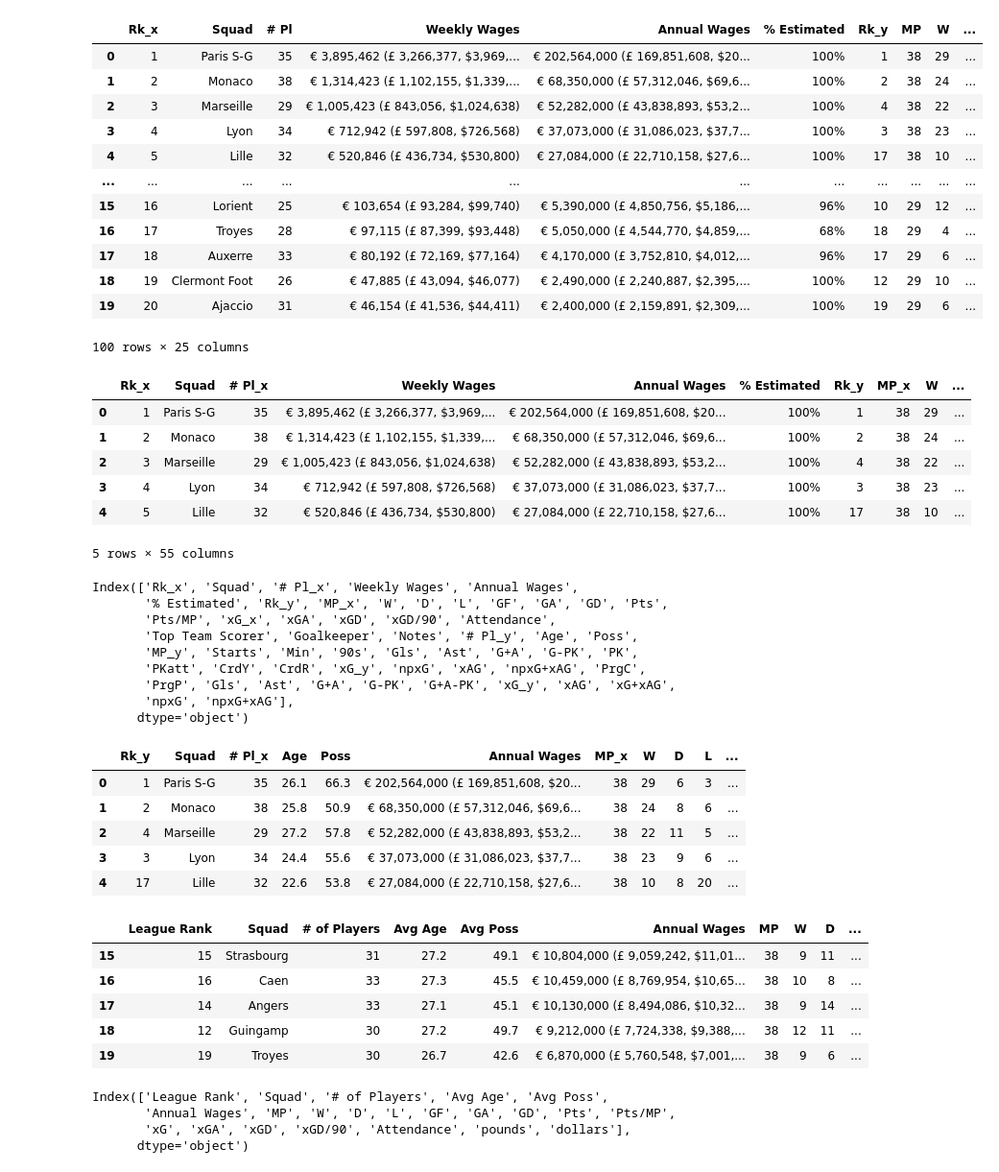
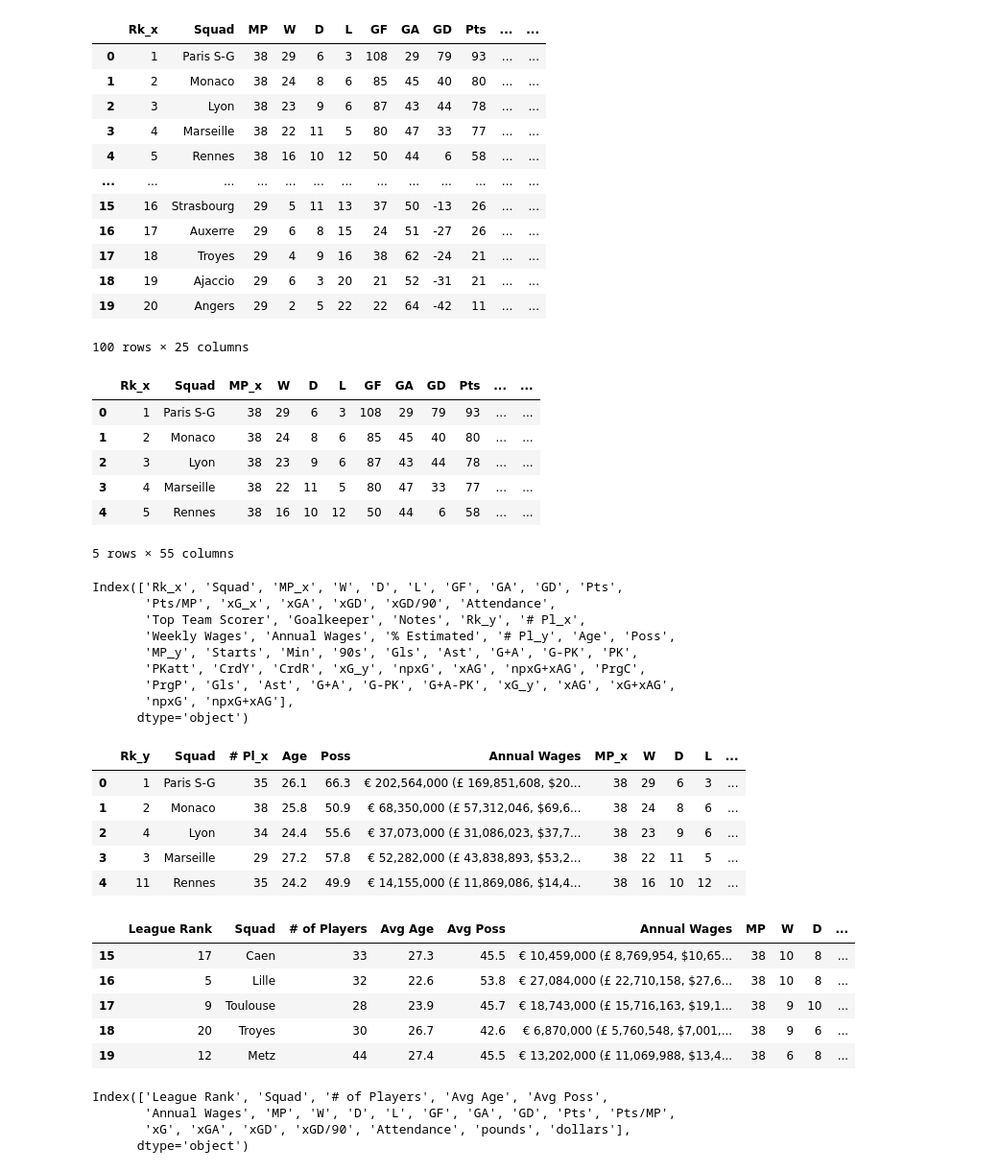
Before and after one commit to GurpreetChugh/Project-Football, a Jupyter notebook: Ligue1_Project_Football.ipynb, the cells around one changed output. Shown at 96% size. Drawn from its saved outputs; the diff is of its cells as text; code cells hidden in the pictures.

```diff
--- a/Ligue1_Project_Football.ipynb
+++ b/Ligue1_Project_Football.ipynb
@@ -107,27 +147,27 @@ Ligue1_2022_wages_df = pd.DataFrame(table[0])
 # %%
 # Merge wages and season summary for each season
-Ligue1_2018_merged_df = pd.merge(Ligue1_2018_wages_df, Ligue1_2018_summary_df, how="left", on=['Squad'])
-Ligue1_2019_merged_df = pd.merge(Ligue1_2019_wages_df, Ligue1_2019_summary_df, how="left", on=['Squad'])
-Ligue1_2020_merged_df = pd.merge(Ligue1_2020_wages_df, Ligue1_2020_summary_df, how="left", on=['Squad'])
-Ligue1_2021_merged_df = pd.merge(Ligue1_2021_wages_df, Ligue1_2021_summary_df, how="left", on=['Squad'])
-Ligue1_2022_merged_df = pd.merge(Ligue1_2022_wages_df, Ligue1_2022_summary_df, how="left", on=['Squad'])
+Ligue1_2018_merged_df = pd.merge(Ligue1_2018_summary_df, Ligue1_2018_wages_df, how="left", on=['Squad'])
+Ligue1_2019_merged_df = pd.merge(Ligue1_2019_summary_df, Ligue1_2019_wages_df, how="left", on=['Squad'])
+Ligue1_2020_merged_df = pd.merge(Ligue1_2020_summary_df, Ligue1_2020_wages_df, how="left", on=['Squad'])
+Ligue1_2021_merged_df = pd.merge(Ligue1_2021_summary_df, Ligue1_2021_wages_df, how="left", on=['Squad'])
+Ligue1_2022_merged_df = pd.merge(Ligue1_2022_summary_df, Ligue1_2022_wages_df, how="left", on=['Squad'])
 Ligue1_all_wages_df = pd.concat([Ligue1_2018_merged_df,Ligue1_2019_merged_df, Ligue1_2020_merged_df,
                                 Ligue1_2021_merged_df, Ligue1_2022_merged_df], axis=0)
 
 Ligue1_all_wages_df
 # %% [output]
-|  | Rk_x | Squad | # Pl | Weekly Wages | Annual Wages | % Estimated | Rk_y | MP | W | ... |
-| 0 | 1 | Paris S-G | 35 | € 3,895,462 (£ 3,266,377, $3,969,... | € 202,564,000 (£ 169,851,608, $20... | 100% | 1 | 38 | 29 | ... |
-| 1 | 2 | Monaco | 38 | € 1,314,423 (£ 1,102,155, $1,339,... | € 68,350,000 (£ 57,312,046, $69,6... | 100% | 2 | 38 | 24 | ... |
-| 2 | 3 | Marseille | 29 | € 1,005,423 (£ 843,056, $1,024,638) | € 52,282,000 (£ 43,838,893, $53,2... | 100% | 4 | 38 | 22 | ... |
-| 3 | 4 | Lyon | 34 | € 712,942 (£ 597,808, $726,568) | € 37,073,000 (£ 31,086,023, $37,7... | 100% | 3 | 38 | 23 | ... |
-| 4 | 5 | Lille | 32 | € 520,846 (£ 436,734, $530,800) | € 27,084,000 (£ 22,710,158, $27,6... | 100% | 17 | 38 | 10 | ... |
-| ... | ... | ... | ... | ... | ... | ... | ... | ... | ... | ... |
-| 15 | 16 | Lorient | 25 | € 103,654 (£ 93,284, $99,740) | € 5,390,000 (£ 4,850,756, $5,186,... | 96% | 10 | 29 | 12 | ... |
-| 16 | 17 | Troyes | 28 | € 97,115 (£ 87,399, $93,448) | € 5,050,000 (£ 4,544,770, $4,859,... | 68% | 18 | 29 | 4 | ... |
-| 17 | 18 | Auxerre | 33 | € 80,192 (£ 72,169, $77,164) | € 4,170,000 (£ 3,752,810, $4,012,... | 96% | 17 | 29 | 6 | ... |
-| 18 | 19 | Clermont Foot | 26 | € 47,885 (£ 43,094, $46,077) | € 2,490,000 (£ 2,240,887, $2,395,... | 100% | 12 | 29 | 10 | ... |
-| 19 | 20 | Ajaccio | 31 | € 46,154 (£ 41,536, $44,411) | € 2,400,000 (£ 2,159,891, $2,309,... | 100% | 19 | 29 | 6 | ... |
+|  | Rk_x | Squad | MP | W | D | L | GF | GA | GD | Pts | ... | ... |
+| 0 | 1 | Paris S-G | 38 | 29 | 6 | 3 | 108 | 29 | 79 | 93 | ... | ... |
+| 1 | 2 | Monaco | 38 | 24 | 8 | 6 | 85 | 45 | 40 | 80 | ... | ... |
+| 2 | 3 | Lyon | 38 | 23 | 9 | 6 | 87 | 43 | 44 | 78 | ... | ... |
+| 3 | 4 | Marseille | 38 | 22 | 11 | 5 | 80 | 47 | 33 | 77 | ... | ... |
+| 4 | 5 | Rennes | 38 | 16 | 10 | 12 | 50 | 44 | 6 | 58 | ... | ... |
+| ... | ... | ... | ... | ... | ... | ... | ... | ... | ... | ... | ... | ... |
+| 15 | 16 | Strasbourg | 29 | 5 | 11 | 13 | 37 | 50 | -13 | 26 | ... | ... |
+| 16 | 17 | Auxerre | 29 | 6 | 8 | 15 | 24 | 51 | -27 | 26 | ... | ... |
+| 17 | 18 | Troyes | 29 | 4 | 9 | 16 | 38 | 62 | -24 | 21 | ... | ... |
+| 18 | 19 | Ajaccio | 29 | 6 | 3 | 20 | 21 | 52 | -31 | 21 | ... | ... |
+| 19 | 20 | Angers | 29 | 2 | 5 | 22 | 22 | 64 | -42 | 11 | ... | ... |
 100 rows × 25 columns
 # %%
 # Merge in summary table#2 for each season
@@ -138,12 +178,12 @@ Ligue1_2021_complete_df = pd.merge(Ligue1_2018_merged_df, Ligue1_2018_summary2_d
 Ligue1_2022_complete_df = pd.merge(Ligue1_2018_merged_df, Ligue1_2018_summary2_df, how="left", on=['Squad'])
 Ligue1_2018_complete_df.head()
 # %% [output]
-|  | Rk_x | Squad | # Pl_x | Weekly Wages | Annual Wages | % Estimated | Rk_y | MP_x | W | ... |
-| 0 | 1 | Paris S-G | 35 | € 3,895,462 (£ 3,266,377, $3,969,... | € 202,564,000 (£ 169,851,608, $20... | 100% | 1 | 38 | 29 | ... |
-| 1 | 2 | Monaco | 38 | € 1,314,423 (£ 1,102,155, $1,339,... | € 68,350,000 (£ 57,312,046, $69,6... | 100% | 2 | 38 | 24 | ... |
-| 2 | 3 | Marseille | 29 | € 1,005,423 (£ 843,056, $1,024,638) | € 52,282,000 (£ 43,838,893, $53,2... | 100% | 4 | 38 | 22 | ... |
-| 3 | 4 | Lyon | 34 | € 712,942 (£ 597,808, $726,568) | € 37,073,000 (£ 31,086,023, $37,7... | 100% | 3 | 38 | 23 | ... |
-| 4 | 5 | Lille | 32 | € 520,846 (£ 436,734, $530,800) | € 27,084,000 (£ 22,710,158, $27,6... | 100% | 17 | 38 | 10 | ... |
+|  | Rk_x | Squad | MP_x | W | D | L | GF | GA | GD | Pts | ... | ... |
+| 0 | 1 | Paris S-G | 38 | 29 | 6 | 3 | 108 | 29 | 79 | 93 | ... | ... |
+| 1 | 2 | Monaco | 38 | 24 | 8 | 6 | 85 | 45 | 40 | 80 | ... | ... |
+| 2 | 3 | Lyon | 38 | 23 | 9 | 6 | 87 | 43 | 44 | 78 | ... | ... |
+| 3 | 4 | Marseille | 38 | 22 | 11 | 5 | 80 | 47 | 33 | 77 | ... | ... |
+| 4 | 5 | Rennes | 38 | 16 | 10 | 12 | 50 | 44 | 6 | 58 | ... | ... |
 5 rows × 55 columns
 # %%
 #Get columns
@@ -153,10 +193,10 @@ Ligue1_2020_complete_df.columns
 Ligue1_2021_complete_df.columns
 Ligue1_2022_complete_df.columns
 # %% [output]
-Index(['Rk_x', 'Squad', '# Pl_x', 'Weekly Wages', 'Annual Wages',
-       '% Estimated', 'Rk_y', 'MP_x', 'W', 'D', 'L', 'GF', 'GA', 'GD', 'Pts',
+Index(['Rk_x', 'Squad', 'MP_x', 'W', 'D', 'L', 'GF', 'GA', 'GD', 'Pts',
        'Pts/MP', 'xG_x', 'xGA', 'xGD', 'xGD/90', 'Attendance',
-       'Top Team Scorer', 'Goalkeeper', 'Notes', '# Pl_y', 'Age', 'Poss',
+       'Top Team Scorer', 'Goalkeeper', 'Notes', 'Rk_y', '# Pl_x',
+       'Weekly Wages', 'Annual Wages', '% Estimated', '# Pl_y', 'Age', 'Poss',
        'MP_y', 'Starts', 'Min', '90s', 'Gls', 'Ast', 'G+A', 'G-PK', 'PK',
        'PKatt', 'CrdY', 'CrdR', 'xG_y', 'npxG', 'xAG', 'npxG+xAG', 'PrgC',
        'PrgP', 'Gls', 'Ast', 'G+A', 'G-PK', 'G+A-PK', 'xG_y', 'xAG', 'xG+xAG',
@@ -180,9 +220,9 @@ Ligue1_2018_sum_complete_df.head()
 |  | Rk_y | Squad | # Pl_x | Age | Poss | Annual Wages | MP_x | W | D | L | ... |
 | 0 | 1 | Paris S-G | 35 | 26.1 | 66.3 | € 202,564,000 (£ 169,851,608, $20... | 38 | 29 | 6 | 3 | ... |
 | 1 | 2 | Monaco | 38 | 25.8 | 50.9 | € 68,350,000 (£ 57,312,046, $69,6... | 38 | 24 | 8 | 6 | ... |
-| 2 | 4 | Marseille | 29 | 27.2 | 57.8 | € 52,282,000 (£ 43,838,893, $53,2... | 38 | 22 | 11 | 5 | ... |
-| 3 | 3 | Lyon | 34 | 24.4 | 55.6 | € 37,073,000 (£ 31,086,023, $37,7... | 38 | 23 | 9 | 6 | ... |
-| 4 | 17 | Lille | 32 | 22.6 | 53.8 | € 27,084,000 (£ 22,710,158, $27,6... | 38 | 10 | 8 | 20 | ... |
+| 2 | 4 | Lyon | 34 | 24.4 | 55.6 | € 37,073,000 (£ 31,086,023, $37,7... | 38 | 23 | 9 | 6 | ... |
+| 3 | 3 | Marseille | 29 | 27.2 | 57.8 | € 52,282,000 (£ 43,838,893, $53,2... | 38 | 22 | 11 | 5 | ... |
+| 4 | 11 | Rennes | 35 | 24.2 | 49.9 | € 14,155,000 (£ 11,869,086, $14,4... | 38 | 16 | 10 | 12 | ... |
 # %%
 # Rename columns
 Ligue1_2018_sum_complete_df = Ligue1_2018_sum_complete_df.rename(columns={ 'Rk_y': 'League Rank', 'Age': 'Avg Age',
@@ -208,11 +248,11 @@ Ligue1_2022_sum_complete_df = Ligue1_2022_sum_complete_df.rename(columns={ 'Rk_y
 Ligue1_2022_sum_complete_df.tail()
 # %% [output]
 |  | League Rank | Squad | # of Players | Avg Age | Avg Poss | Annual Wages | MP | W | D | ... |
-| 15 | 15 | Strasbourg | 31 | 27.2 | 49.1 | € 10,804,000 (£ 9,059,242, $11,01... | 38 | 9 | 11 | ... |
-| 16 | 16 | Caen | 33 | 27.3 | 45.5 | € 10,459,000 (£ 8,769,954, $10,65... | 38 | 10 | 8 | ... |
-| 17 | 14 | Angers | 33 | 27.1 | 45.1 | € 10,130,000 (£ 8,494,086, $10,32... | 38 | 9 | 14 | ... |
-| 18 | 12 | Guingamp | 30 | 27.2 | 49.7 | € 9,212,000 (£ 7,724,338, $9,388,... | 38 | 12 | 11 | ... |
-| 19 | 19 | Troyes | 30 | 26.7 | 42.6 | € 6,870,000 (£ 5,760,548, $7,001,... | 38 | 9 | 6 | ... |
+| 15 | 17 | Caen | 33 | 27.3 | 45.5 | € 10,459,000 (£ 8,769,954, $10,65... | 38 | 10 | 8 | ... |
+| 16 | 5 | Lille | 32 | 22.6 | 53.8 | € 27,084,000 (£ 22,710,158, $27,6... | 38 | 10 | 8 | ... |
+| 17 | 9 | Toulouse | 28 | 23.9 | 45.7 | € 18,743,000 (£ 15,716,163, $19,1... | 38 | 9 | 10 | ... |
+| 18 | 20 | Troyes | 30 | 26.7 | 42.6 | € 6,870,000 (£ 5,760,548, $7,001,... | 38 | 9 | 6 | ... |
+| 19 | 12 | Metz | 44 | 27.4 | 45.5 | € 13,202,000 (£ 11,069,988, $13,4... | 38 | 6 | 8 | ... |
 # %%
 # Convert 'Annual Wages' column into single column with only dollar value
 Ligue1_2018_sum_complete_df[['pounds', 'dollars']] = Ligue1_2018_sum_complete_df['Annual Wages'].str.split('$', expand=True)
```
Also changed, not shown: parts of 19 cells of this notebook, 2 other files.
